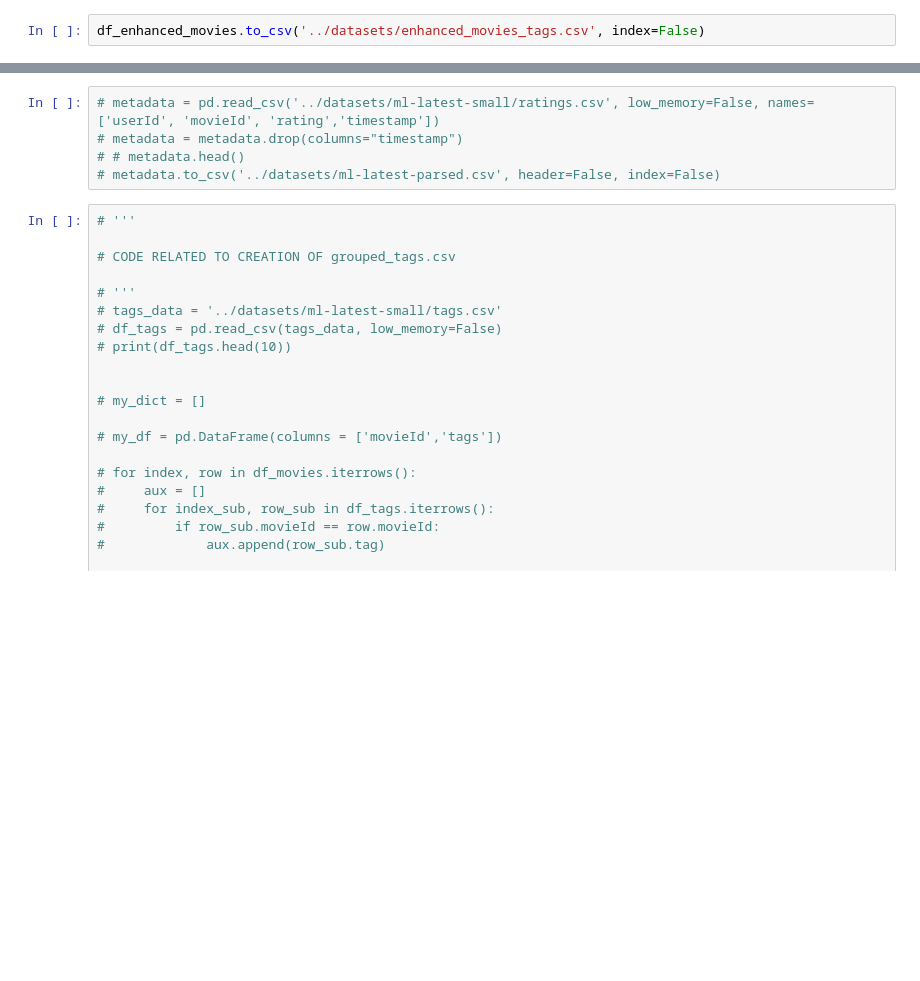
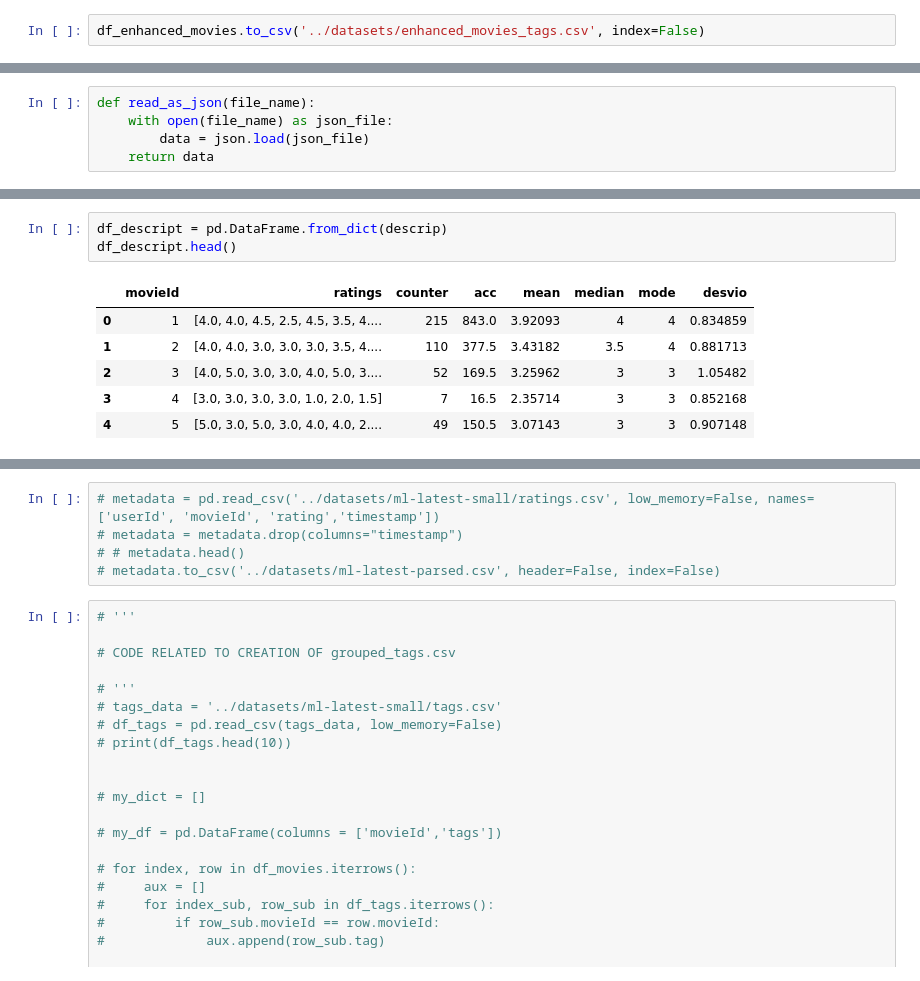
Before and after one commit to amandachagas/surprise-test, a Jupyter notebook: notebooks/EnhancingDataset.ipynb, the cells around one changed output, grey strips where cells are left out. Cells and saved outputs as stored; diff of their text form; blank space fills up the shorter version.

```diff
--- a/notebooks/EnhancingDataset.ipynb
+++ b/notebooks/EnhancingDataset.ipynb
@@ -138,0 +150,5 @@ df_enhanced_movies.to_csv('../datasets/enhanced_movies_tags.csv', index=False)
+# %%
+def read_as_json(file_name):
+    with open(file_name) as json_file:
+        data = json.load(json_file)
+    return data
@@ -138,0 +160,10 @@ df_enhanced_movies.to_csv('../datasets/enhanced_movies_tags.csv', index=False)
+# %%
+df_descript = pd.DataFrame.from_dict(descrip)
+df_descript.head()
+# %% [output]
+|  | movieId | ratings | counter | acc | mean | median | mode | desvio |
+| 0 | 1 | [4.0, 4.0, 4.5, 2.5, 4.5, 3.5, 4.... | 215 | 843.0 | 3.92093 | 4 | 4 | 0.834859 |
+| 1 | 2 | [4.0, 4.0, 3.0, 3.0, 3.0, 3.5, 4.... | 110 | 377.5 | 3.43182 | 3.5 | 4 | 0.881713 |
+| 2 | 3 | [4.0, 5.0, 3.0, 3.0, 4.0, 5.0, 3.... | 52 | 169.5 | 3.25962 | 3 | 3 | 1.05482 |
+| 3 | 4 | [3.0, 3.0, 3.0, 3.0, 1.0, 2.0, 1.5] | 7 | 16.5 | 2.35714 | 3 | 3 | 0.852168 |
+| 4 | 5 | [5.0, 3.0, 5.0, 3.0, 4.0, 4.0, 2.... | 49 | 150.5 | 3.07143 | 3 | 3 | 0.907148 |
```
Also changed, not shown: parts of 10 cells of this notebook, 1 other file.
